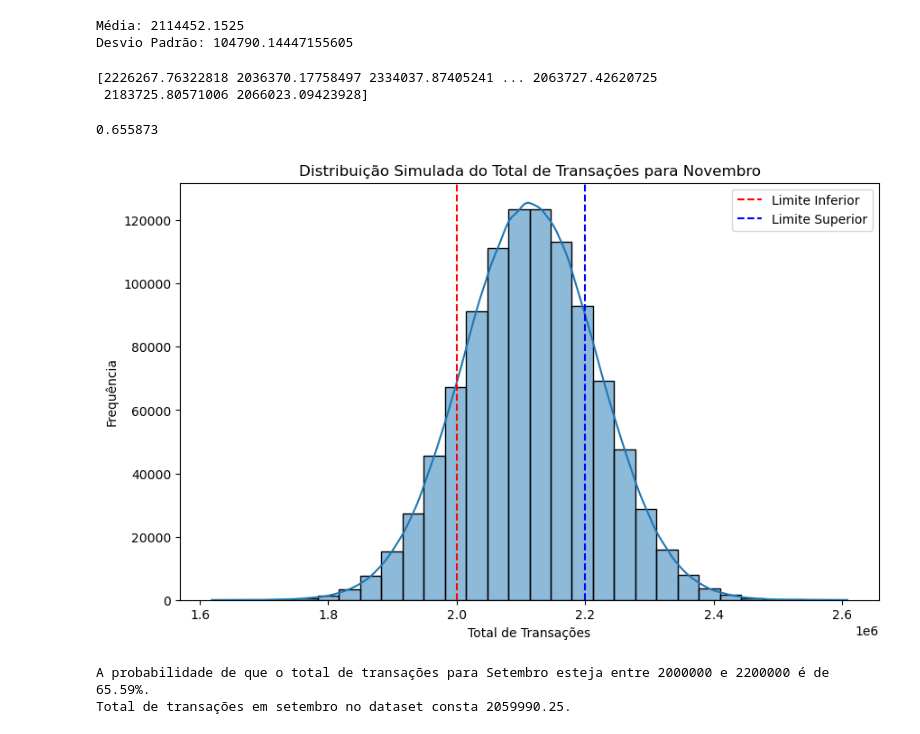
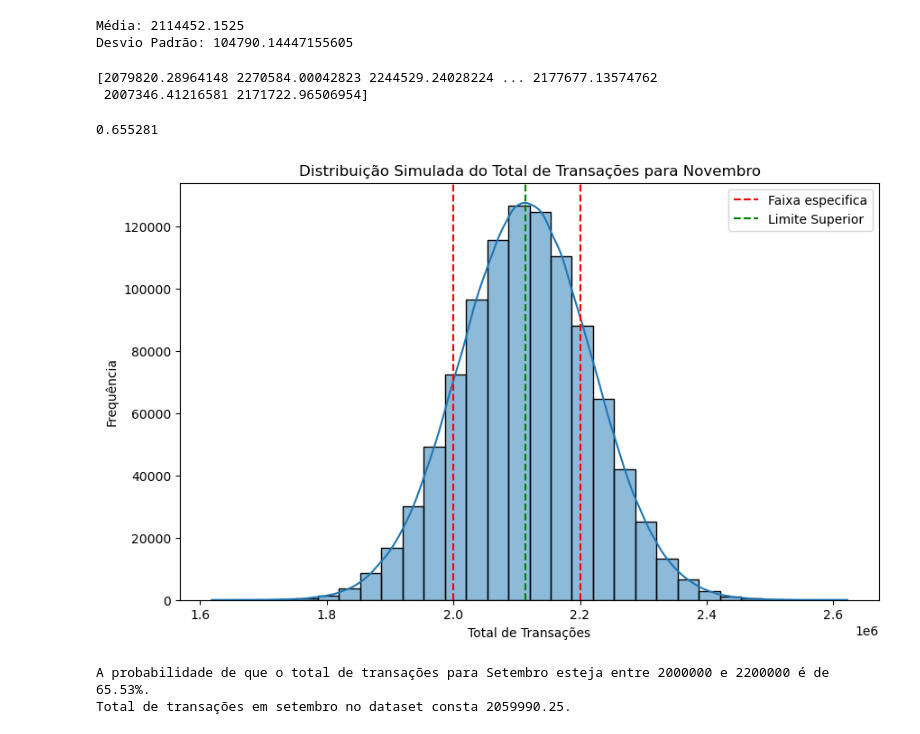
Before and after one commit to CesarMancioSilva/poo_monte_carlo, a Jupyter notebook: csv_file.ipynb, the cells around one changed output. Cells and saved outputs as stored; diff of their text form; code cells hidden in the pictures.

```diff
--- a/csv_file.ipynb
+++ b/csv_file.ipynb
@@ -218,7 +355,7 @@ Name: Transaction Amount, dtype: float64
 # %%
 # Calcular a média e o desvio padrão das somas mensais
 media_mensal = transacoes_mensais.mean()
-desvio_padrao_mensal = transacoes_mensais.std()
+desvio_padrao_mensal = transacoes_mensais.std(ddof=1)
 
 print(f'Média: {media_mensal}')
 print(f'Desvio Padrão: {desvio_padrao_mensal}')
@@ -233,8 +370,8 @@ somas_simuladas = np.random.normal(loc=media_mensal, scale=desvio_padrao_mensal,
 
 print(somas_simuladas)
 # %% [output]
-[2226267.76322818 2036370.17758497 2334037.87405241 ... 2063727.42620725
- 2183725.80571006 2066023.09423928]
+[2079820.28964148 2270584.00042823 2244529.24028224 ... 2177677.13574762
+ 2007346.41216581 2171722.96506954]
 # %%
 
 # Definir uma faixa específica (exemplo: entre 1500000 e 2500000)
@@ -244,23 +381,24 @@ probabilidade_faixa = np.sum((somas_simuladas >= faixa_especifica[0]) & (somas_s
 
 probabilidade_faixa
 # %% [output]
-0.655873
+0.655281
 # %%
 # Visualizar os resultados em um gráfico de histograma
 plt.figure(figsize=(10, 6))
 sns.histplot(somas_simuladas, bins=30, kde=True)
-plt.axvline(faixa_especifica[0], color='red', linestyle='--', label='Limite Inferior')
-plt.axvline(faixa_especifica[1], color='blue', linestyle='--', label='Limite Superior')
+plt.axvline(faixa_especifica[0], color='red', linestyle='--', label='Faixa especifica')
+plt.axvline(faixa_especifica[1], color='red', linestyle='--')
+plt.axvline(media_mensal, color='green', linestyle='--', label='Limite Superior')
 plt.title('Distribuição Simulada do Total de Transações para Novembro')
 plt.xlabel('Total de Transações')
 plt.ylabel('Frequência')
 plt.legend()
 plt.show()
 
 # Imprimir o resultado da probabilidade
 print(f"A probabilidade de que o total de transações para Setembro esteja entre {faixa_especifica[0]} e {faixa_especifica[1]} é de {probabilidade_faixa:.2%}.")
 print(f"Total de transações em setembro no dataset consta {data.query('Mes==9')['Transaction Amount'].sum()}.")
 # %% [output]
-[figure, old version]
+[figure, new version]
-A probabilidade de que o total de transações para Setembro esteja entre 2000000 e 2200000 é de 65.59%.
+A probabilidade de que o total de transações para Setembro esteja entre 2000000 e 2200000 é de 65.53%.
 Total de transações em setembro no dataset consta 2059990.25.
```
Also changed, not shown: parts of 5 cells of this notebook.
